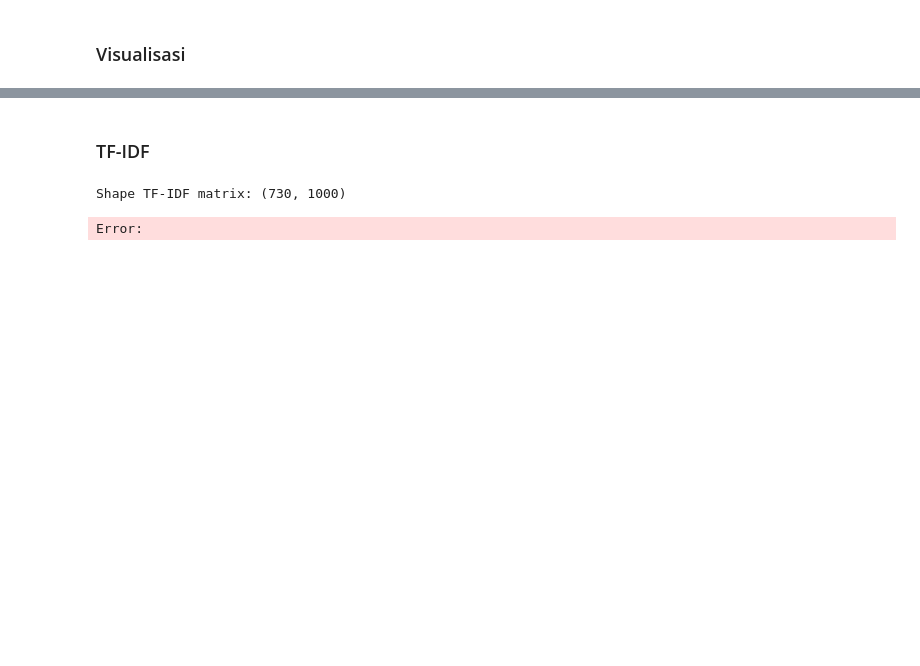
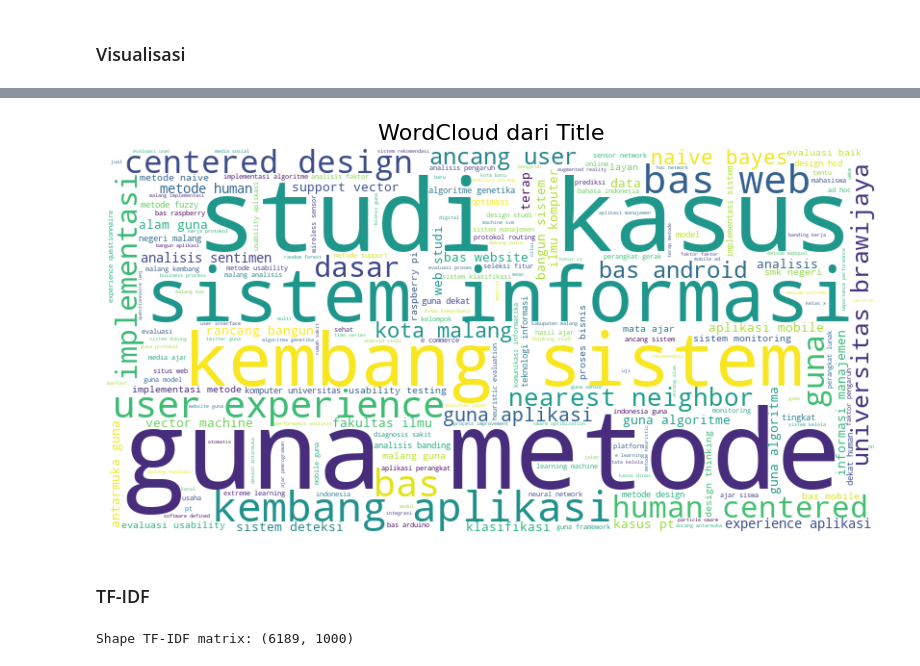
Before and after one commit to RyanMFDR/MLOPs, a Jupyter notebook: notebook/analisis.ipynb, the cells around one changed output, grey strips where cells are left out. Saved outputs shown, nothing was run; the diff lists cells and outputs as text; code cells hidden in the pictures; blank space fills up the shorter version.

```diff
--- a/notebook/analisis.ipynb
+++ b/notebook/analisis.ipynb
@@ -60,13 +60,33 @@ plt.show()
+# %%
+import matplotlib.pyplot as plt
+from wordcloud import WordCloud
+
+all_text = ' '.join(df['Title'])
+
+#Wordcloud
+wordcloud = WordCloud(width=800, height=400, background_color='white').generate(all_text)
+plt.figure(figsize=(10, 5))
+plt.imshow(wordcloud, interpolation='bilinear')
+plt.axis("off")
+plt.title("WordCloud dari Title", fontsize=16)
+plt.show()
+# %% [output]
+[figure, added]
 # %% [markdown]
 ### TF-IDF
 # %%
 from sklearn.feature_extraction.text import TfidfVectorizer
 
 # TF-IDF pada kolom Abstrak_clean
-tfidf = TfidfVectorizer(max_features=1000)
-tfidf_matrix = tfidf.fit_transform(df['Abstrak_clean'])
+tfidf = TfidfVectorizer(
+    max_features=1000,
+    ngram_range=(1, 2),
+    min_df=3,
+    max_df=0.9
+)
+
+tfidf_matrix = tfidf.fit_transform(df['Abstrak'])
 
 print("Shape TF-IDF matrix:", tfidf_matrix.shape)
 # %% [output]
-Shape TF-IDF matrix: (730, 1000)
+Shape TF-IDF matrix: (6189, 1000)
-Error:
```
Also changed, not shown: parts of 3 cells of this notebook, 22 other files.
